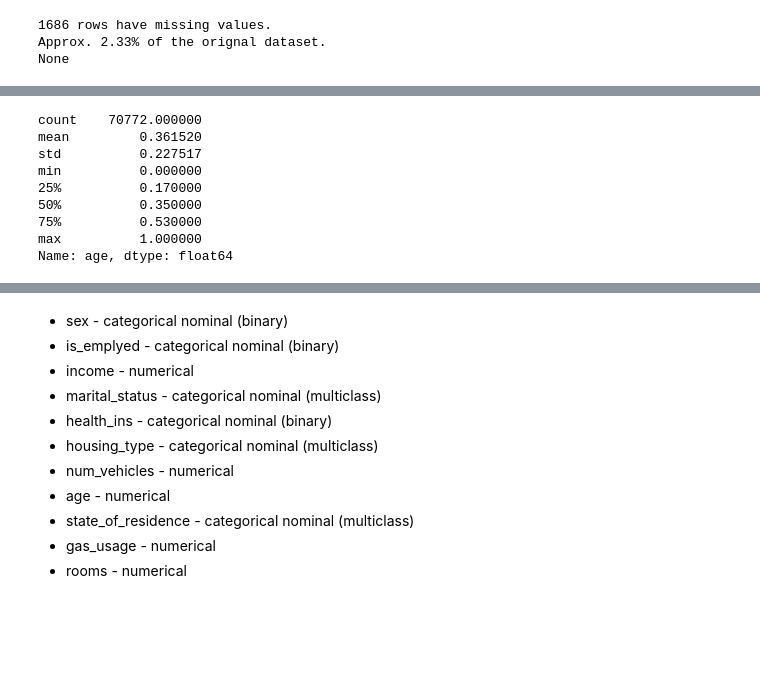
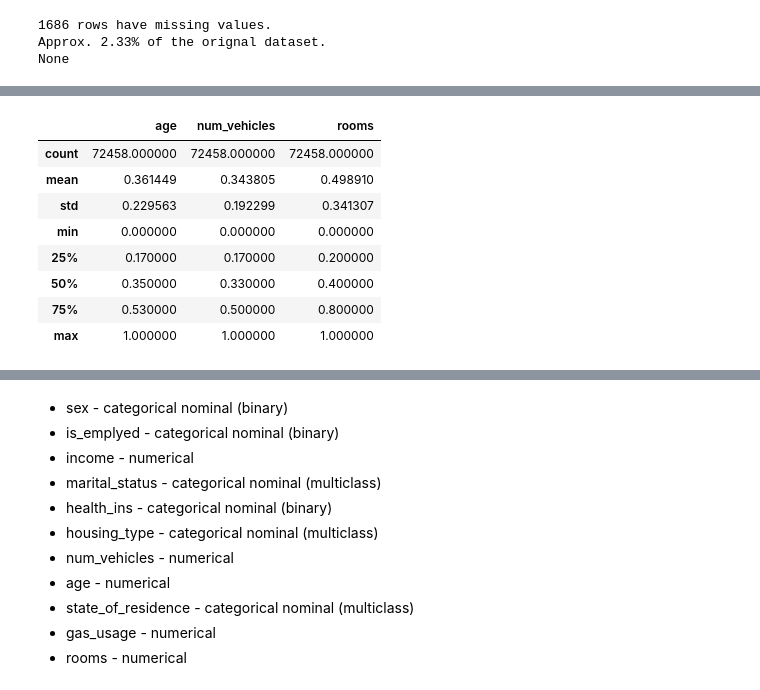
Before and after one commit to Adriano-7/feup-icd-project, a Jupyter notebook: src/2-data-preprocessing.ipynb, the cells around one changed output, grey strips where cells are left out. Cells and saved outputs as stored; diff of their text form; code cells hidden in the pictures; blank space fills up the shorter version.

```diff
--- a/src/2-data-preprocessing.ipynb
+++ b/src/2-data-preprocessing.ipynb
@@ -111,16 +151,18 @@ Max age: 99 | Min age: 21
-# %%
-# scale age feature to 0-1 and round to 2 decimal places (people with similar ages will be grouped together)
-scaler = MinMaxScaler()
-df['age'] = scaler.fit_transform(df[['age']]).round(2)
-df['age'].describe()
-# %% [output]
-count    70772.000000
-mean         0.361520
-std          0.227517
-min          0.000000
-25%          0.170000
-50%          0.350000
-75%          0.530000
-max          1.000000
-Name: age, dtype: float64
+# %%
+# Columns to be scaled to min-max range: 'age', 'num_vehicles', 'rooms'
+min_max_columns = ['age', 'num_vehicles', 'rooms']
+scaler = MinMaxScaler()
+# Round the scaled values to 2 decimal places, to group similar values
+df[min_max_columns] = scaler.fit_transform(df[min_max_columns]).round(2)
+df[min_max_columns].describe()
+# %% [output]
+|  | age | num_vehicles | rooms |
+| count | 72458.000000 | 72458.000000 | 72458.000000 |
+| mean | 0.361449 | 0.343805 | 0.498910 |
+| std | 0.229563 | 0.192299 | 0.341307 |
+| min | 0.000000 | 0.000000 | 0.000000 |
+| 25% | 0.170000 | 0.170000 | 0.200000 |
+| 50% | 0.350000 | 0.330000 | 0.400000 |
+| 75% | 0.530000 | 0.500000 | 0.800000 |
+| max | 1.000000 | 1.000000 | 1.000000 |
 # %%
```
Also changed, not shown: parts of 24 cells of this notebook, 11 other files.
